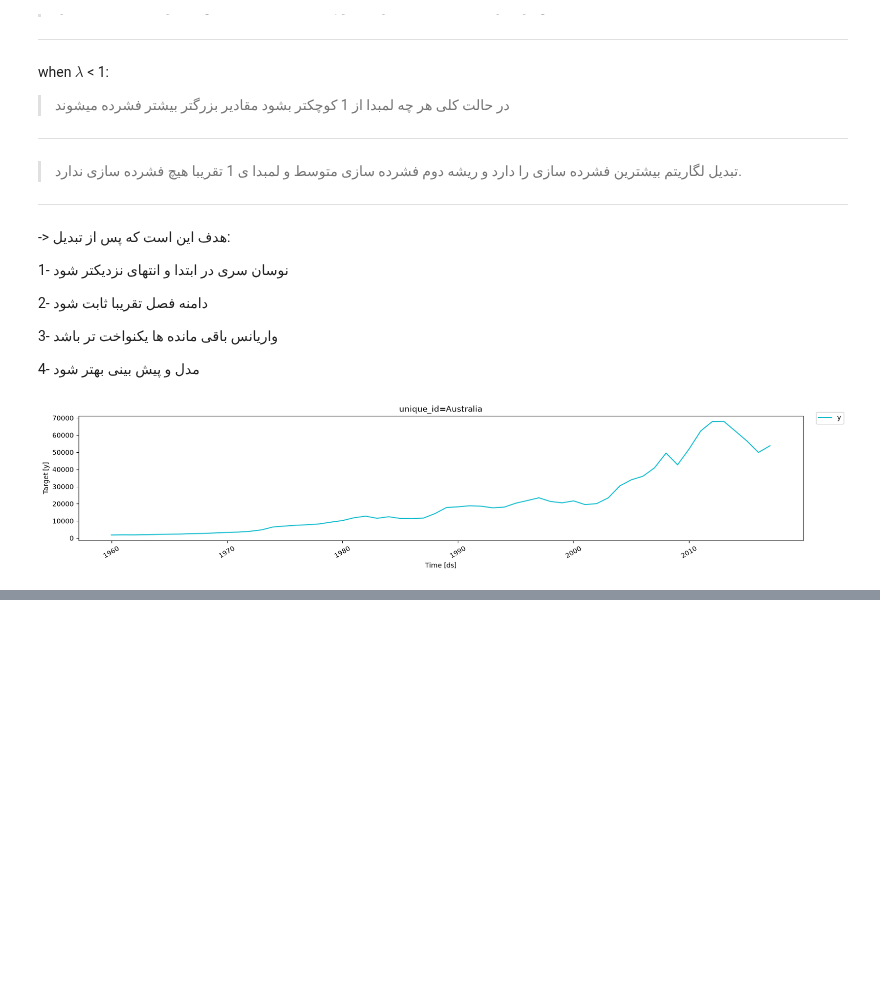
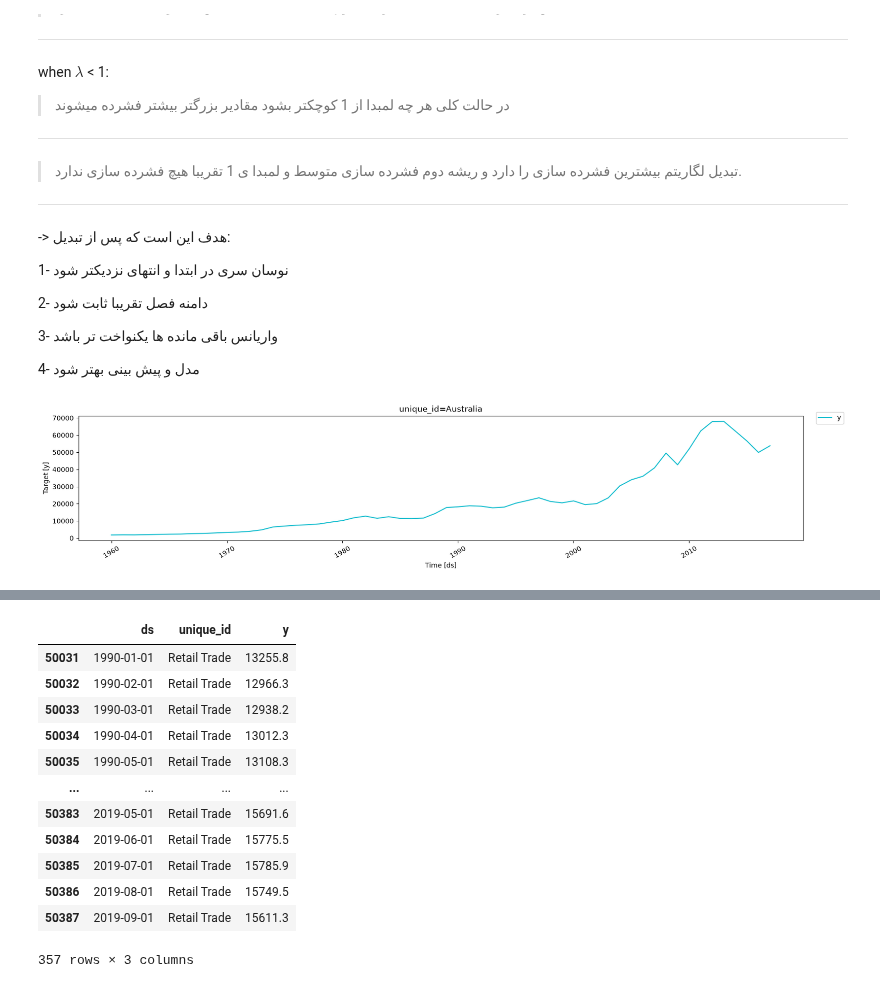
Before and after one commit to Minajamfum/forecasting, a Jupyter notebook: chapter3.ipynb, the cells around one changed output, grey strips where cells are left out. Cells and saved outputs as stored; diff of their text form; code cells hidden in the pictures; blank space fills up the shorter version.

```diff
--- a/chapter3.ipynb
+++ b/chapter3.ipynb
@@ -158,0 +209,17 @@ $$
+# %%
+us_retail_employment = us_employment.loc[lambda x: (x["unique_id"] == "Retail Trade") & (x["ds"] >= "1990")]
+us_retail_employment
+# %% [output]
+|  | ds | unique_id | y |
+| 50031 | 1990-01-01 | Retail Trade | 13255.8 |
+| 50032 | 1990-02-01 | Retail Trade | 12966.3 |
+| 50033 | 1990-03-01 | Retail Trade | 12938.2 |
+| 50034 | 1990-04-01 | Retail Trade | 13012.3 |
+| 50035 | 1990-05-01 | Retail Trade | 13108.3 |
+| ... | ... | ... | ... |
+| 50383 | 2019-05-01 | Retail Trade | 15691.6 |
+| 50384 | 2019-06-01 | Retail Trade | 15775.5 |
+| 50385 | 2019-07-01 | Retail Trade | 15785.9 |
+| 50386 | 2019-08-01 | Retail Trade | 15749.5 |
+| 50387 | 2019-09-01 | Retail Trade | 15611.3 |
+357 rows × 3 columns
```
Also changed, not shown: parts of 4 cells of this notebook, 1 other file.
